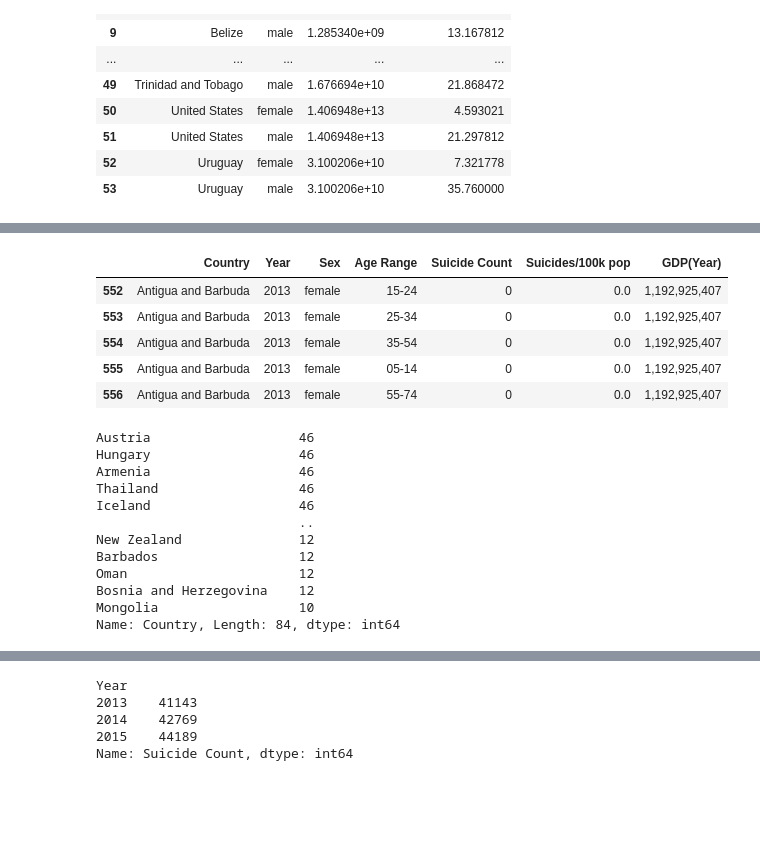
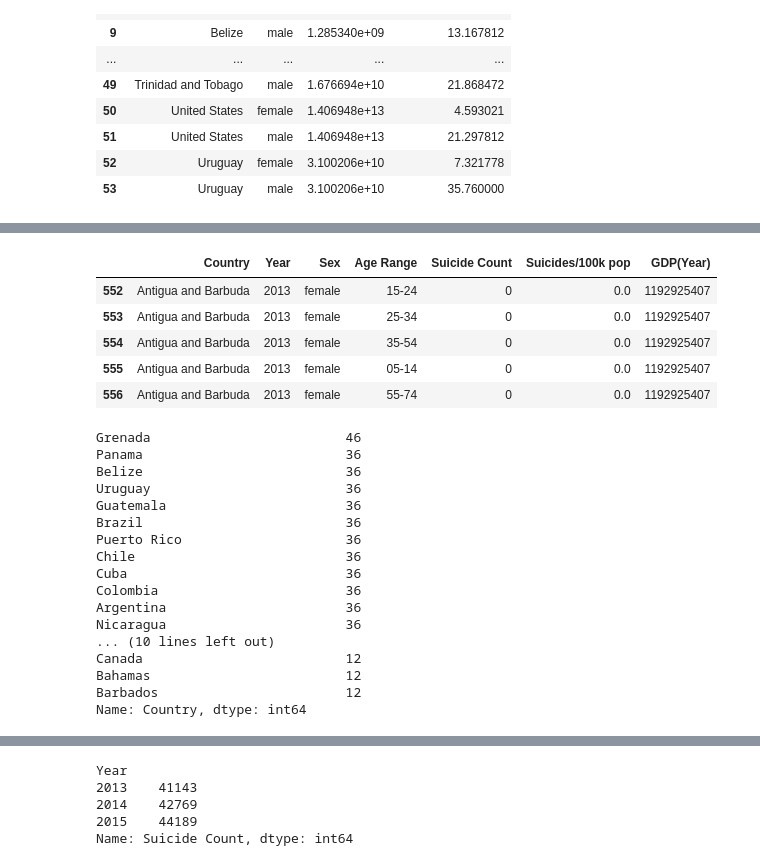
Before and after one commit to elysesulkey/Suicide-in-the-Americas-Data-Analysis, a Jupyter notebook: april12ESmatplot.ipynb, the cells around one changed output, grey strips where cells are left out. Drawn from its saved outputs; the diff is of its cells as text; code cells hidden in the pictures; blank space fills up the shorter version.

```diff
--- a/april12ESmatplot.ipynb
+++ b/april12ESmatplot.ipynb
@@ -332,37 +272,42 @@ Name: Suicides/100k pop, Length: 503, dtype: float64
 # %%
 #suicide rates in the United States for 2017-2019?
 
 #suicide rates in the United States for 2013-2016?
 
 after_start_date = renamed_df["Year"] >= 2013
 before_end_date = renamed_df["Year"] <= 2016
 between_two_dates = after_start_date & before_end_date
-filtered_date_df = renamed_df.loc[between_two_dates]
+three_year_df = target_countries_df.loc[between_two_dates]
 
 # display sample
 
-filtered_date_df.head()
+three_year_df.head()
 # %% [output]
 |  | Country | Year | Sex | Age Range | Suicide Count | Suicides/100k pop | GDP(Year) |
-| 552 | Antigua and Barbuda | 2013 | female | 15-24 | 0 | 0.0 | 1,192,925,407 |
-| 553 | Antigua and Barbuda | 2013 | female | 25-34 | 0 | 0.0 | 1,192,925,407 |
-| 554 | Antigua and Barbuda | 2013 | female | 35-54 | 0 | 0.0 | 1,192,925,407 |
-| 555 | Antigua and Barbuda | 2013 | female | 05-14 | 0 | 0.0 | 1,192,925,407 |
-| 556 | Antigua and Barbuda | 2013 | female | 55-74 | 0 | 0.0 | 1,192,925,407 |
+| 552 | Antigua and Barbuda | 2013 | female | 15-24 | 0 | 0.0 | 1192925407 |
+| 553 | Antigua and Barbuda | 2013 | female | 25-34 | 0 | 0.0 | 1192925407 |
+| 554 | Antigua and Barbuda | 2013 | female | 35-54 | 0 | 0.0 | 1192925407 |
+| 555 | Antigua and Barbuda | 2013 | female | 05-14 | 0 | 0.0 | 1192925407 |
+| 556 | Antigua and Barbuda | 2013 | female | 55-74 | 0 | 0.0 | 1192925407 |
 # %%
-filtered_date_df["Country"].value_counts()
+three_year_df["Country"].value_counts()
 # %% [output]
-Austria                   46
-Hungary                   46
-Armenia                   46
-Thailand                  46
-Iceland                   46
-                          ..
-New Zealand               12
-Barbados                  12
-Oman                      12
-Bosnia and Herzegovina    12
-Mongolia                  10
-Name: Country, Length: 84, dtype: int64
+Grenada                         46
+Panama                          36
+Belize                          36
+Uruguay                         36
+Guatemala                       36
+Brazil                          36
+Puerto Rico                     36
+Chile                           36
+Cuba                            36
+Colombia                        36
+Argentina                       36
+Nicaragua                       36
+... (10 lines left out)
+Canada                          12
+Bahamas                         12
+Barbados                        12
+Name: Country, dtype: int64
 # %%
 #checking for true values
```
Also changed, not shown: parts of 14 cells of this notebook.
